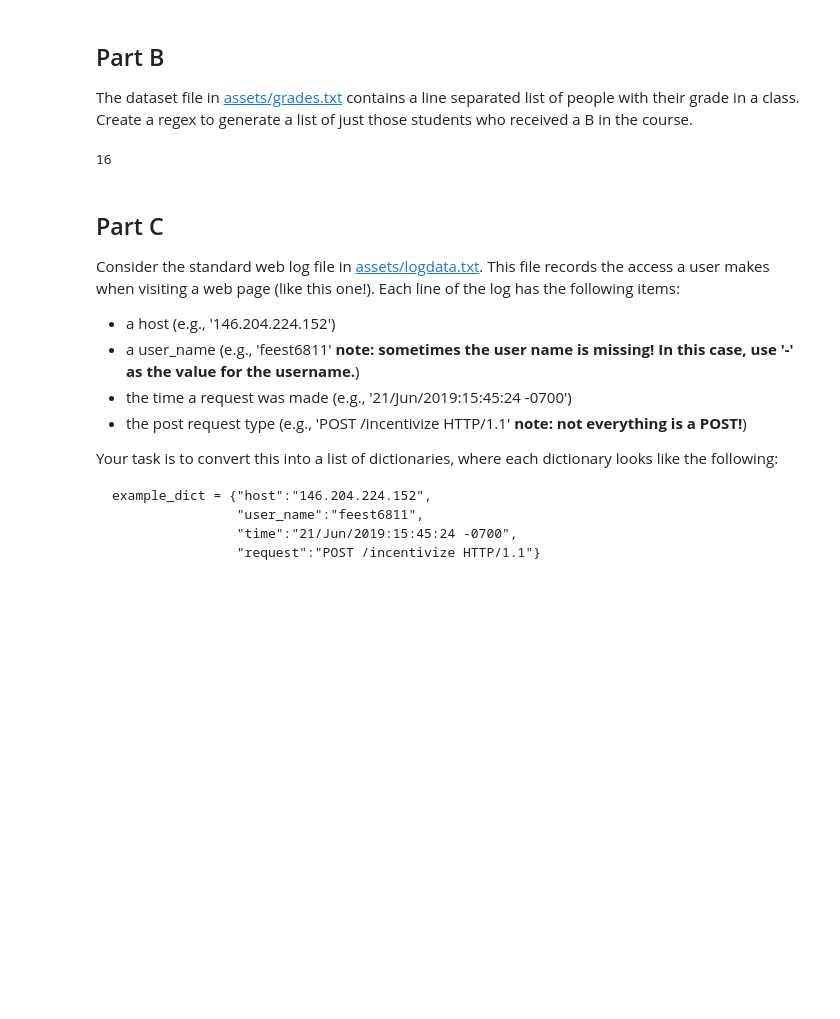
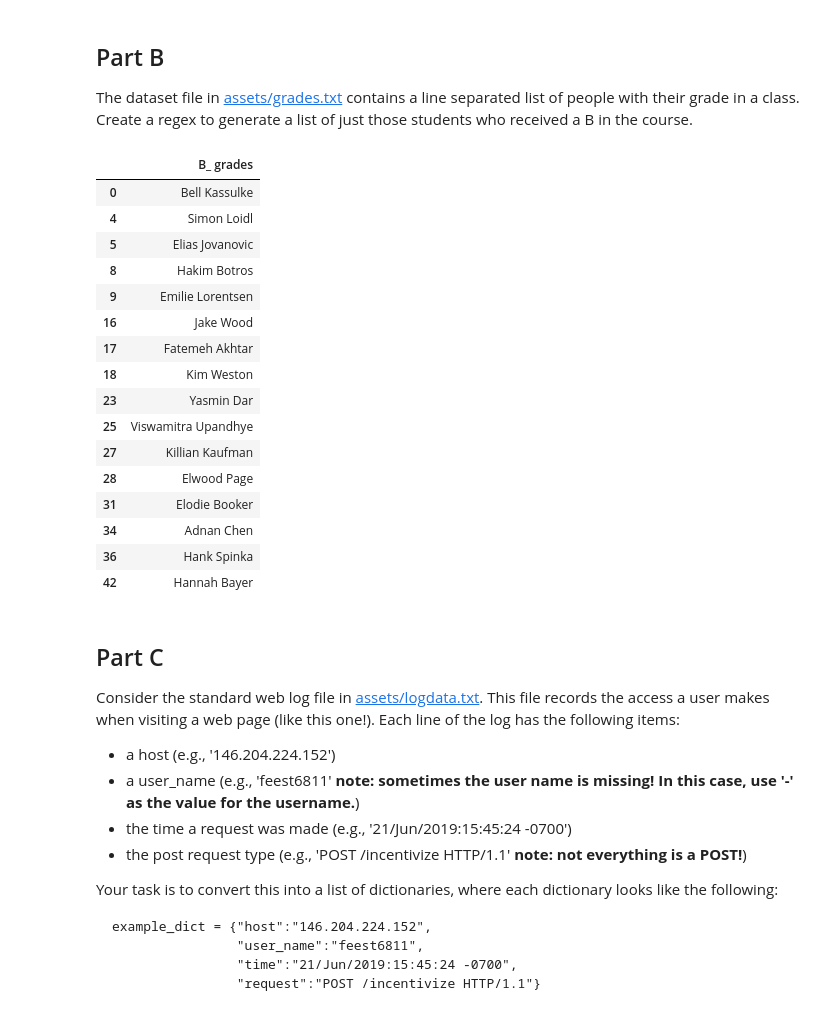
Before and after one commit to arooba-zaman1211/Python-for-Data-Science, a Jupyter notebook: Course 1/course1_assignment1/assignment1.ipynb, the cells around one changed output. Drawn from its saved outputs; the diff is of its cells as text; code cells hidden in the pictures; blank space fills up the shorter version.

Commit message:
Add files via upload
assignment 1 using pandas and data frame

```diff
--- a/Course 1/course1_assignment1/assignment1.ipynb
+++ b/Course 1/course1_assignment1/assignment1.ipynb
@@ -39,23 +40,48 @@ assert len(names()) == 4, "There are four names in the simple_string"
 ## Part B
 
 The dataset file in [assets/grades.txt](assets/grades.txt) contains a line separated list of people with their grade in a class. Create a regex to generate a list of just those students who received a B in the course.
-# %%
-import re
-def grades():
-    grade_match = []
-    with open ("assets/grades.txt", "r") as file:
-        grades = file.read()
-    b_grades= list()
-    # YOUR CODE HERE
-    pattern = r'^([A-Za-z\s]+): B\b'
-    matches = re.findall(pattern,grades,re.MULTILINE)
-    b_grades = [match for match in matches]
-
-    return b_grades
-    raise NotImplementedError()
-print(len(grades()))
-# %% [output]
-16
+# %%
+import re
+import pandas as pd
+def grades():
+    file = pd.read_csv('C:/Users/HP/Downloads/Files/assignments/course1_assignment1/assets/grades.txt')
+    # We want to get the name set as the column name back in our data
+    # first we save it
+    file_item = file.columns.tolist()
+    # Then we make a new column name for the data frame
+    file.columns = ['Names']
+    # Then we add the name saved from before at the end index of the file that is equal to the length of
+    # the file
+    file.loc[(len(file))] = file_item
+    # now to count the B grades we gonna use the apply method
+    # The findall function is applied to the whole column at once we need to apply it on all the elements
+    # number = file['Names'].apply(lambda x : re.findall(r'\b[A-Za-z\s]+\s*:\s*B\b', x)
+    file['B_ grades'] = file['Names'].str.extract(r'^([A-Za-z\s]+): B\b')
+    # To find all the lists that are filled and not the empty strings
+    file.dropna(subset = ['B_ grades'] , inplace = True)
+    file.drop( 'Names', axis = 1, inplace = True)
+    # alternative way
+    #file['B_ grades'] = file[]
+    return file
+grades()
+# %% [output]
+|  | B_ grades |
+| 0 | Bell Kassulke |
+| 4 | Simon Loidl |
+| 5 | Elias Jovanovic |
+| 8 | Hakim Botros |
+| 9 | Emilie Lorentsen |
+| 16 | Jake Wood |
+| 17 | Fatemeh Akhtar |
+| 18 | Kim Weston |
+| 23 | Yasmin Dar |
+| 25 | Viswamitra Upandhye |
+| 27 | Killian Kaufman |
+| 28 | Elwood Page |
+| 31 | Elodie Booker |
+| 34 | Adnan Chen |
+| 36 | Hank Spinka |
+| 42 | Hannah Bayer |
 # %%
 assert len(grades()) == 16
 # %% [markdown]
```
Also changed, not shown: parts of 3 cells of this notebook.
